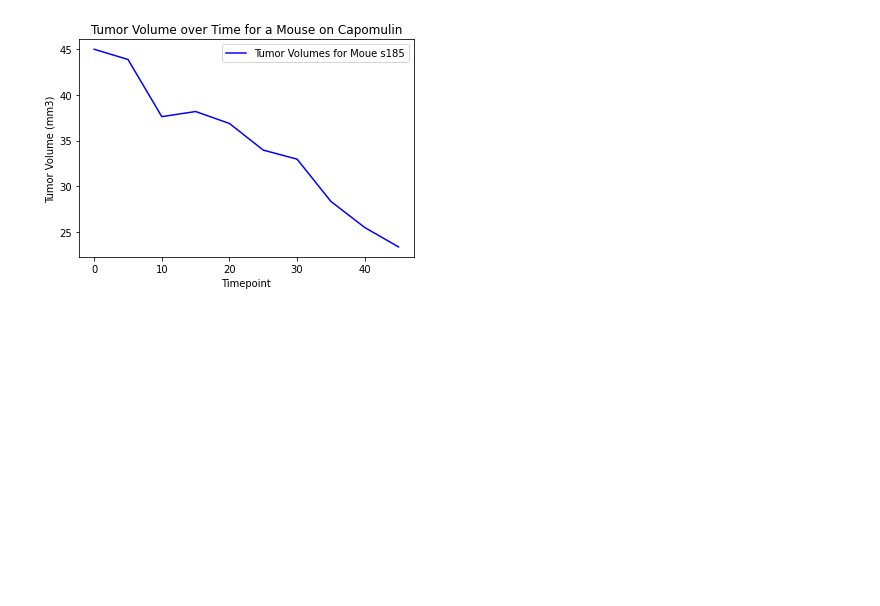
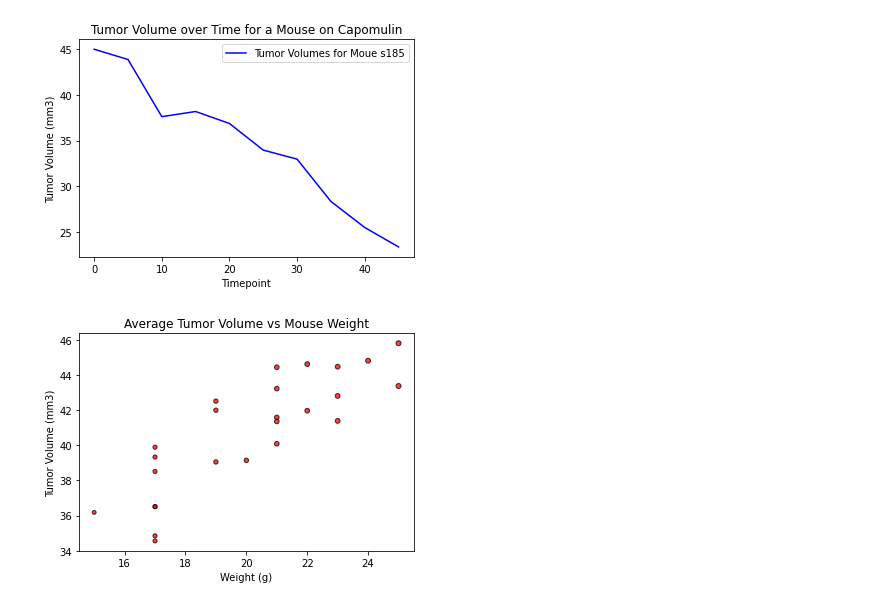
Before and after one commit to wjcutrone/Capomulin-Evaluation, a Jupyter notebook: Pymaceuticals/Pymaceuticals Experiment.ipynb, the cells around one changed output. Cells and saved outputs as stored; diff of their text form; code cells hidden in the pictures; blank space fills up the shorter version.

Commit message:
Update Pymaceuticals Experiment.ipynb
another plot added to report

```diff
--- a/Pymaceuticals/Pymaceuticals Experiment.ipynb
+++ b/Pymaceuticals/Pymaceuticals Experiment.ipynb
@@ -268,3 +287,22 @@ plt.legend(loc="best")
 plt.show()
 # %% [output]
 [figure]
+# %%
+# Generate a scatter plot of average tumor volume vs. mouse weight for the Capomulin regimen
+mouse_avg_tv = mouse_data_cleaned.loc[mouse_data_cleaned["Drug Regimen"]=="Capomulin"]
+mouse_avg_tv
+
+avg_tv= mouse_avg_tv.groupby(["Mouse ID"])["Tumor Volume (mm3)"].mean()
+avg_tv
+
+x = mouse_avg_tv.groupby(["Mouse ID"])["Weight (g)"].mean()
+x
+
+plt.scatter(x, avg_tv, marker="o", facecolors="red", edgecolors="black",
+            s=x, alpha=0.75)
+plt.title("Average Tumor Volume vs Mouse Weight")
+plt.xlabel("Weight (g)")
+plt.ylabel("Tumor Volume (mm3)")
+plt.show()
+# %% [output]
+[figure, added]
```
Also changed, not shown: parts of 1 cell of this notebook.
